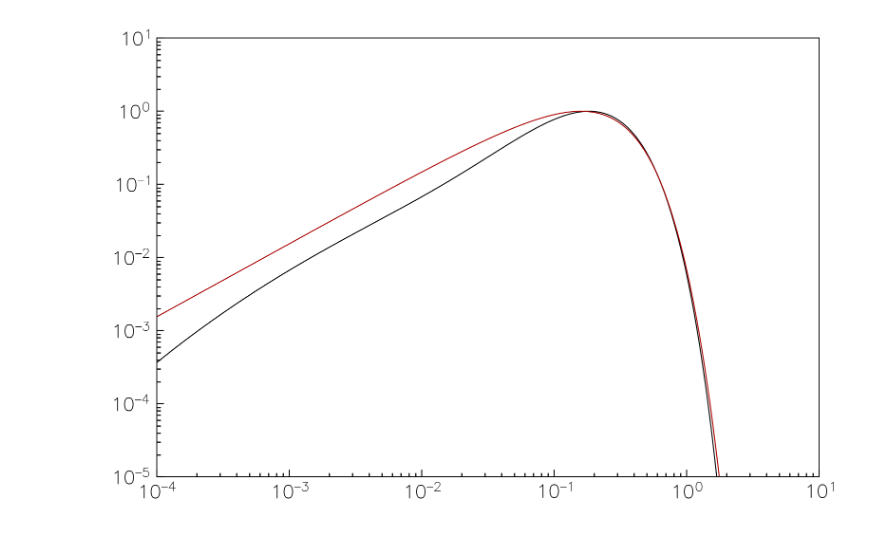
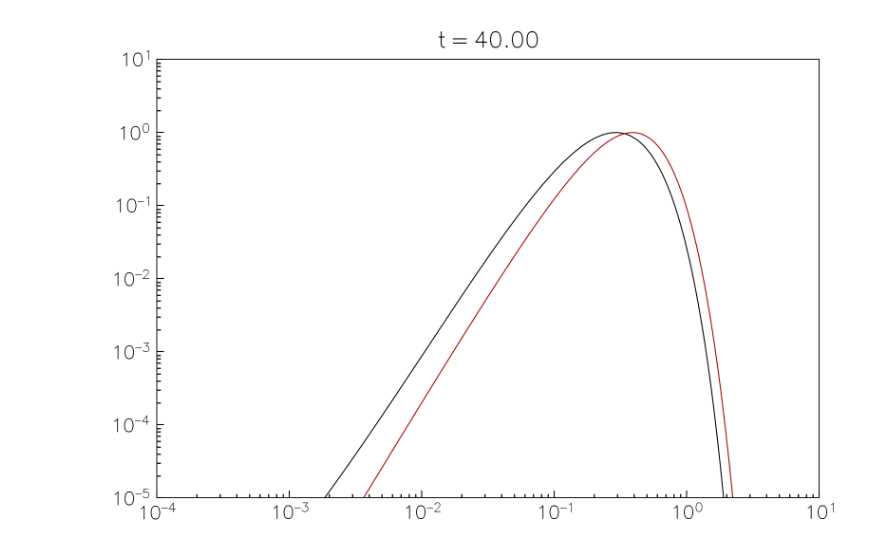
Before and after one commit to haykh/komptoneets, a Jupyter notebook: komp.ipynb, the cells around one changed output. Cells and saved outputs as stored; diff of their text form; code cells hidden in the pictures.

```diff
--- a/komp.ipynb
+++ b/komp.ipynb
@@ -14,26 +14,36 @@ import numpy as np
 myplotlib.load("hershey")
 # %%
 class Simulation:
-    def __init__(self, nx, **kwargs):
+    def __init__(self, nx, engine, **kwargs):
         self.nx = nx
         self.emin = kwargs.get("emin", 1e-4)
         self.emax = kwargs.get("emax", 10)
         self.xmin = np.log(self.emin)
         self.xmax = np.log(self.emax)
         self.Te = kwargs.get("Te", 1e-1)
-        self.T0 = kwargs.get("T0", 0.01)
+        self.T0 = kwargs.get("T0", 0.001)
         self.dt = kwargs.get("dt", 0.001)
         self.dx = (self.xmax - self.xmin) / self.nx
+        self.engine = engine
+        self.time = 0
 
-        self.X = torch.linspace(self.xmin, self.xmax, self.nx, device=device)
-        self.E = torch.exp(self.X)
-        self.N = torch.zeros_like(self.E, device=device)
-        self.Ndash = torch.zeros_like(self.E, device=device)
-        self.Ndash1 = torch.zeros_like(self.E, device=device)
-        self.Ndash2 = torch.zeros_like(self.E, device=device)
+        if self.engine == np:
+            self.X = self.engine.linspace(self.xmin, self.xmax, self.nx)
+            self.E = self.engine.exp(self.X)
+            self.N = self.engine.zeros_like(self.E)
+            self.Ndash = self.engine.zeros_like(self.E)
+            self.Ndash1 = self.engine.zeros_like(self.E)
+            self.Ndash2 = self.engine.zeros_like(self.E)
+        else:
+            self.X = self.engine.linspace(self.xmin, self.xmax, self.nx, device=device)
+            self.E = self.engine.exp(self.X)
+            self.N = self.engine.zeros_like(self.E, device=device)
+            self.Ndash = self.engine.zeros_like(self.E, device=device)
+            self.Ndash1 = self.engine.zeros_like(self.E, device=device)
+            self.Ndash2 = self.engine.zeros_like(self.E, device=device)
 
     def Initialize(self):
-        self.N[torch.argmin(torch.abs(self.E - self.T0))] = 1
+        self.N[self.engine.argmin(self.engine.abs(self.E - self.T0))] = 1
 
     def Derivative(self):
         self.Ndash2[1:-1] = (
@@ -70,7 +80,10 @@ class Simulation:
         )
 
     def Copy(self):
-        self.Ndash = self.N.clone()
+        if self.engine == np:
+            self.Ndash = self.N.copy()
+        else:
+            self.Ndash = self.N.clone()
 
     def Iteration(self):
         self.Ndash = self.N + self.RHS() * self.dt
@@ -78,10 +91,11 @@ class Simulation:
 
     def Final(self):
         self.N += self.RHS() * self.dt
-        self.N = torch.abs(self.N)
+        self.N = self.engine.abs(self.N)
 
     def Loop(self, n_steps, n_iter=2):
         for i in range(n_steps):
+            self.time += self.dt
             self.Copy()
             for n in range(n_iter):
                 self.Iteration()
@@ -90,22 +104,26 @@ class Simulation:
     def Plot(self):
         fig = plt.figure(figsize=(6, 4), dpi=300)
         ax = fig.add_subplot(111)
-        xs = self.E.cpu()
-        ys = (self.E**2 * self.N).cpu()
+        if self.engine == np:
+            xs = self.E
+            ys = self.E**3 * self.N
+        else:
+            xs = self.E.cpu()
+            ys = (self.E**3 * self.N).cpu()
         norm = ys.max()
         ys /= norm
         ax.plot(xs, ys)
 
-        ys = xs**2 / (np.exp(xs / self.Te) - 1)
+        ys = xs**3 / (np.exp(xs / self.Te) - 1)
         norm = ys.max()
         ys /= norm
         ax.plot(xs, ys)
+        ax.set_title(rf"$t={{{self.time:.2f}}}$")
         ax.set(xscale="log", yscale="log", xlim=(self.emin, self.emax), ylim=(1e-5, 10))
-
-
-sim = Simulation(nx=250, dt=1e-3)
-sim.Initialize()
-sim.Loop(25000, 2)
-sim.Plot()
-# %% [output]
-[figure, removed]
+# %%
+sim = Simulation(nx=250, engine=np, dt=2e-4, T0=0.01)
+sim.Initialize()
+sim.Loop(200000, 4)
+sim.Plot()
+# %% [output]
+[figure, added]
```
Also changed, not shown: 3 other files.
